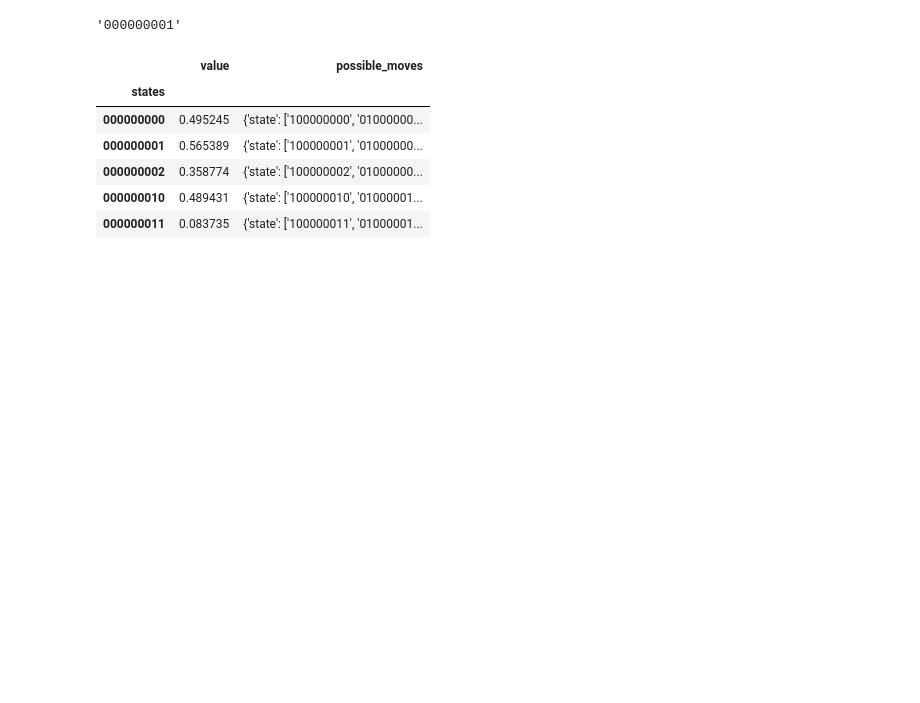
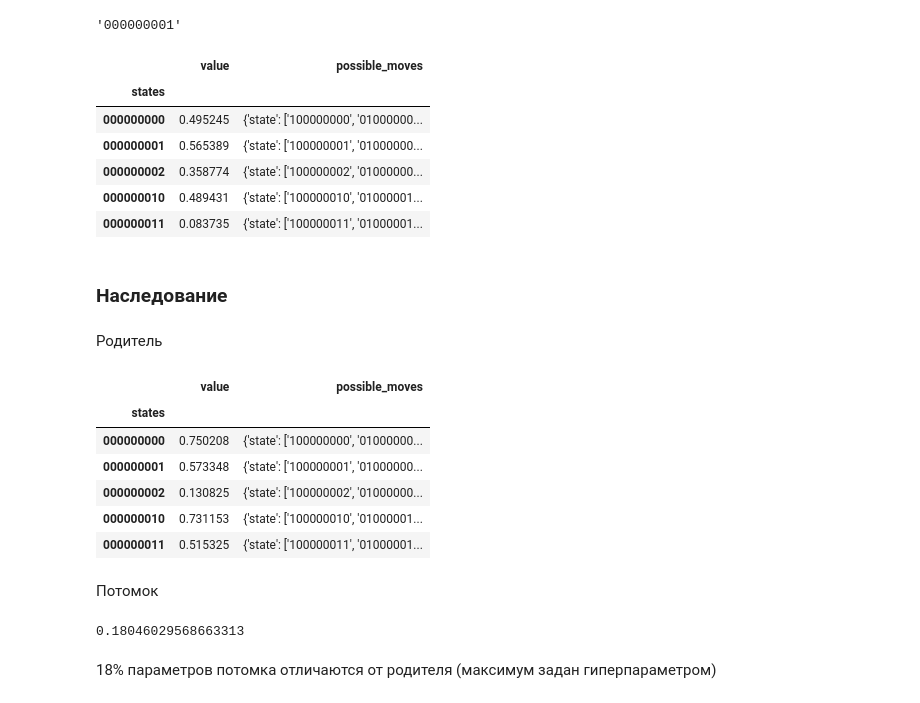
Before and after one commit to alena195101/Tic-tac-toe, a Jupyter notebook: state_generator_and_decoder.ipynb, the cells around one changed output. Drawn from its saved outputs; the diff is of its cells as text; code cells hidden in the pictures; blank space fills up the shorter version.

```diff
--- a/state_generator_and_decoder.ipynb
+++ b/state_generator_and_decoder.ipynb
@@ -12,7 +12,7 @@ update_before_rndom_move = True
 class AgentTicTac:
     def __init__(self, is_zero):
     #is_zero == True если нолик
-        self.is_zero = True
+        self.is_zero = is_zero
         self.label = int(not is_zero)
         self.way = []
         if WEIGHT_FROM_FILE:
@@ -48,18 +48,18 @@ class AgentTicTac:
     # reward - вознаграждение 1 если выиграли , вызывается когда игра закончена
 
 class AgentTicTac_e:
-    def __init__(self, is_zero, parent_weights):
+    def __init__(self, is_zero, inheritance, parent_weights):
     #is_zero == True если нолик
-        self.is_zero = True
+        self.is_zero = is_zero
         self.label = int(not is_zero)
-        if parent_weights:
+        if inheritance:
             self.state_matrix = change_states_val(parent_weights, percentage, bound)
         else:
             if WEIGHT_FROM_FILE:
                 self.state_matrix = pd.read_csv('weight_e{}.csv'.format(self.label), dtype={'states': object}).set_index('states')
                 self.state_matrix['possible_moves'] = self.state_matrix['possible_moves'].apply(lambda x: ast.literal_eval(x))
             else:
-                self.state_matrix = state_generate_evolut(label)
+                self.state_matrix = state_generate_evolut(self.label)
     def get_action(self, state):
         now_state = self.state_matrix.loc[get_code_from_state(state)]
         pos_move = pd.DataFrame(now_state['possible_moves'])
@@ -380,3 +295,21 @@ change_states_val(s, 0.7, 0.1).head()
 | 000000002 | 0.358774 | {'state': ['100000002', '01000000... |
 | 000000010 | 0.489431 | {'state': ['100000010', '01000001... |
 | 000000011 | 0.083735 | {'state': ['100000011', '01000001... |
+# %% [markdown]
+### Наследование
+# %% [markdown]
+Родитель
+# %%
+ev_agent_zeros = AgentTicTac_e(is_zero = True, inheritance = False, parent_weights = False)
+# %%
+ev_agent_zeros.state_matrix.head()
+# %% [output]
+|  | value | possible_moves |
+| states |  |  |
+| 000000000 | 0.750208 | {'state': ['100000000', '01000000... |
+| 000000001 | 0.573348 | {'state': ['100000001', '01000000... |
+| 000000002 | 0.130825 | {'state': ['100000002', '01000000... |
+| 000000010 | 0.731153 | {'state': ['100000010', '01000001... |
+| 000000011 | 0.515325 | {'state': ['100000011', '01000001... |
+# %% [markdown]
+Потомок
@@ -382,0 +318,6 @@ change_states_val(s, 0.7, 0.1).head()
+# %%
+((son_zeros.state_matrix == ev_agent_zeros.state_matrix)==False).sum()['value']/son_zeros.state_matrix.shape[0]
+# %% [output]
+0.18046029568663313
+# %% [markdown]
+18% параметров потомка отличаются от родителя (максимум задан гиперпараметром)
```
Also changed, not shown: parts of 14 cells of this notebook.
